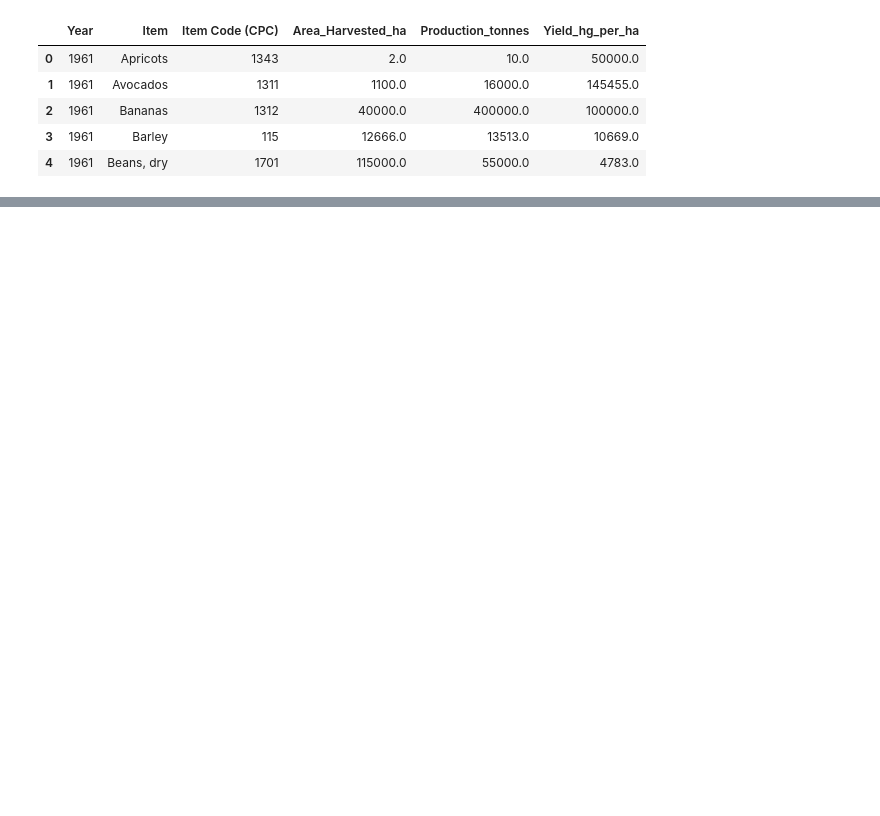
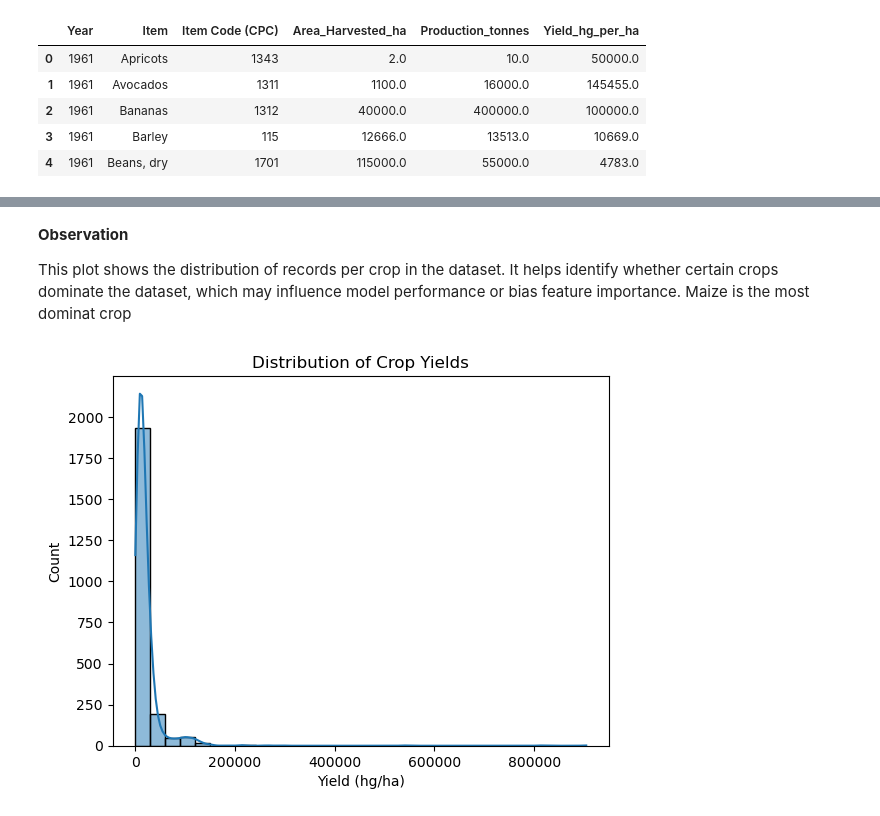
Before and after one commit to sheillamacharia/Regional_Crop_Yield_Prediction_Kenya, a Jupyter notebook: Final_Notebook.ipynb, the cells around one changed output, grey strips where cells are left out. Drawn from its saved outputs; the diff is of its cells as text; code cells hidden in the pictures; blank space fills up the shorter version.

```diff
--- a/Final_Notebook.ipynb
+++ b/Final_Notebook.ipynb
@@ -231,0 +1087,12 @@ pivot_df.to_csv('kenya_crops_only.csv', index=False)
+# %% [markdown]
+**Observation**
+
+This plot shows the distribution of records per crop in the dataset. It helps identify whether certain crops dominate the dataset, which may influence model performance or bias feature importance. Maize is the most dominat crop
+# %%
+#checking for yield distribution
+sns.histplot(clean_df['yield_hg_per_ha'], bins=30, kde=True)
+plt.title("Distribution of Crop Yields")
+plt.xlabel("Yield (hg/ha)")
+plt.show()
+# %% [output]
+[figure, added]
```
Also changed, not shown: parts of 87 cells of this notebook, 1 other file.
